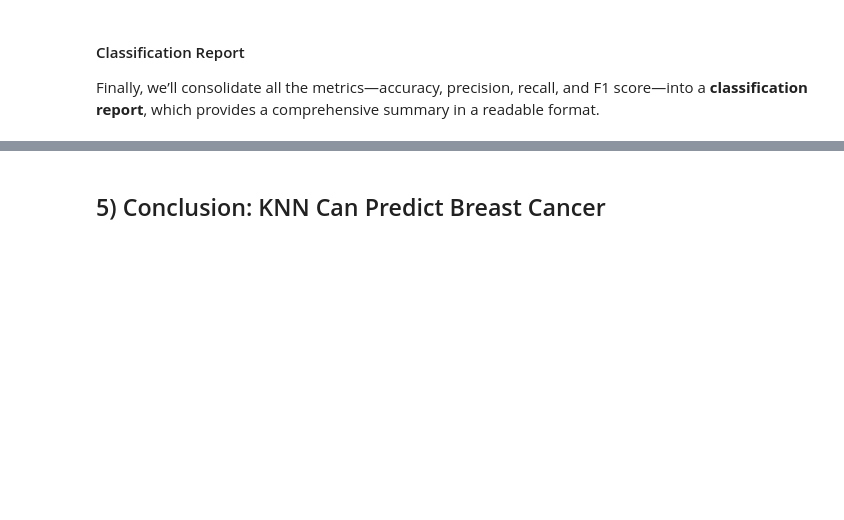
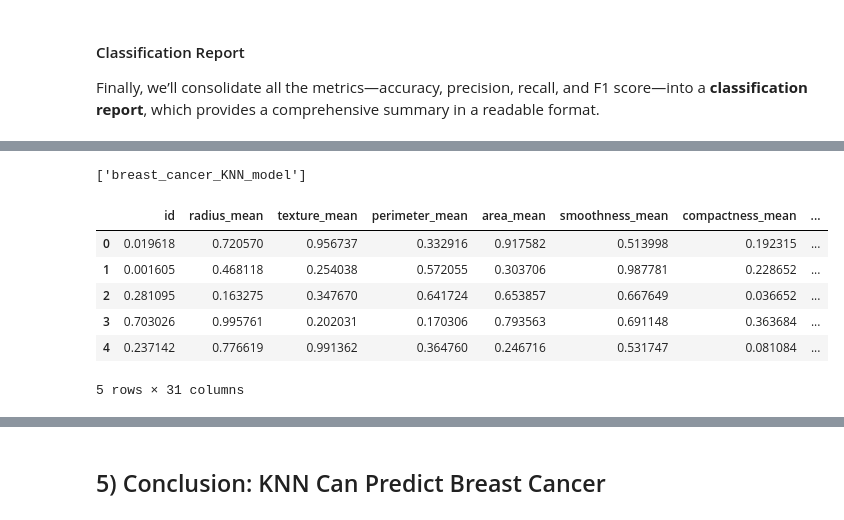
Before and after one commit to add0794/knn-breast-cancer-prediction, a Jupyter notebook: main.ipynb, the cells around one changed output, grey strips where cells are left out. Saved outputs shown, nothing was run; the diff lists cells and outputs as text; code cells hidden in the pictures; blank space fills up the shorter version.

Commit message:
save knn model for future use

```diff
--- a/main.ipynb
+++ b/main.ipynb
@@ -580,0 +588,4 @@ weighted avg       0.98      0.98      0.98       114
+# %%
+joblib.dump(knn, "breast_cancer_KNN_model") # optimal k is 3
+# %% [output]
+['breast_cancer_KNN_model']
@@ -580,0 +595,23 @@ weighted avg       0.98      0.98      0.98       114
+# %%
+x = np.random.rand(310)
+array = np.array_split(x, 10)
+features_sim = pd.DataFrame(array, columns=features.columns)
+features_sim.head()
+
+# columns = ['id', 'radius_mean', 'texture_mean', 'perimeter_mean', 'area_mean',
+#        'smoothness_mean', 'compactness_mean', 'concavity_mean',
+#        'concave points_mean', 'symmetry_mean', 'fractal_dimension_mean',
+#        'radius_se', 'texture_se', 'perimeter_se', 'area_se', 'smoothness_se',
+#        'compactness_se', 'concavity_se', 'concave points_se', 'symmetry_se',
+#        'fractal_dimension_se', 'radius_worst', 'texture_worst',
+#        'perimeter_worst', 'area_worst', 'smoothness_worst',
+#        'compactness_worst', 'concavity_worst', 'concave points_worst',
+#        'symmetry_worst', 'fractal_dimension_worst']
+# %% [output]
+|  | id | radius_mean | texture_mean | perimeter_mean | area_mean | smoothness_mean | compactness_mean | ... |
+| 0 | 0.019618 | 0.720570 | 0.956737 | 0.332916 | 0.917582 | 0.513998 | 0.192315 | ... |
+| 1 | 0.001605 | 0.468118 | 0.254038 | 0.572055 | 0.303706 | 0.987781 | 0.228652 | ... |
+| 2 | 0.281095 | 0.163275 | 0.347670 | 0.641724 | 0.653857 | 0.667649 | 0.036652 | ... |
+| 3 | 0.703026 | 0.995761 | 0.202031 | 0.170306 | 0.793563 | 0.691148 | 0.363684 | ... |
+| 4 | 0.237142 | 0.776619 | 0.991362 | 0.364760 | 0.246716 | 0.531747 | 0.081084 | ... |
+5 rows × 31 columns
```
Also changed, not shown: parts of 10 cells of this notebook, 1 other file.
